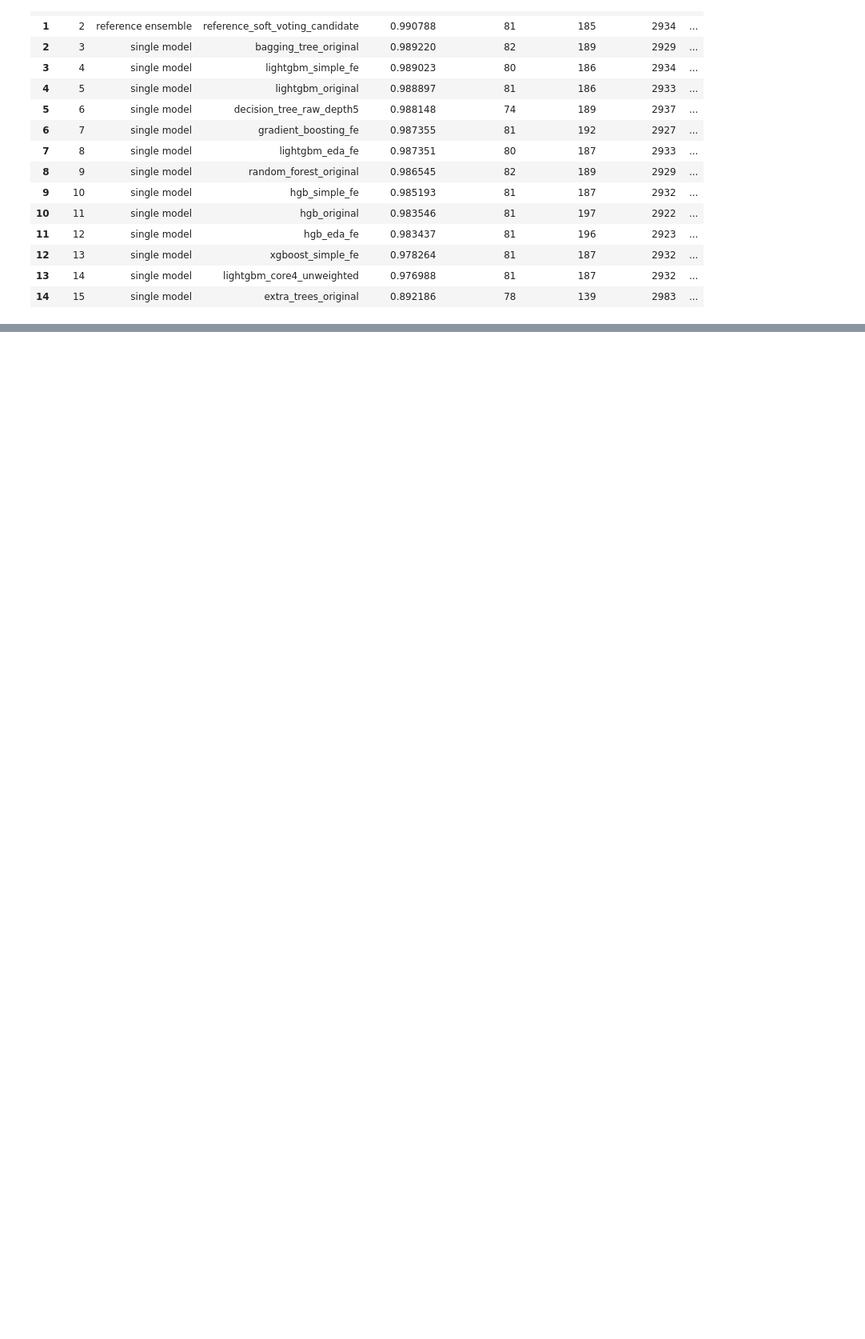
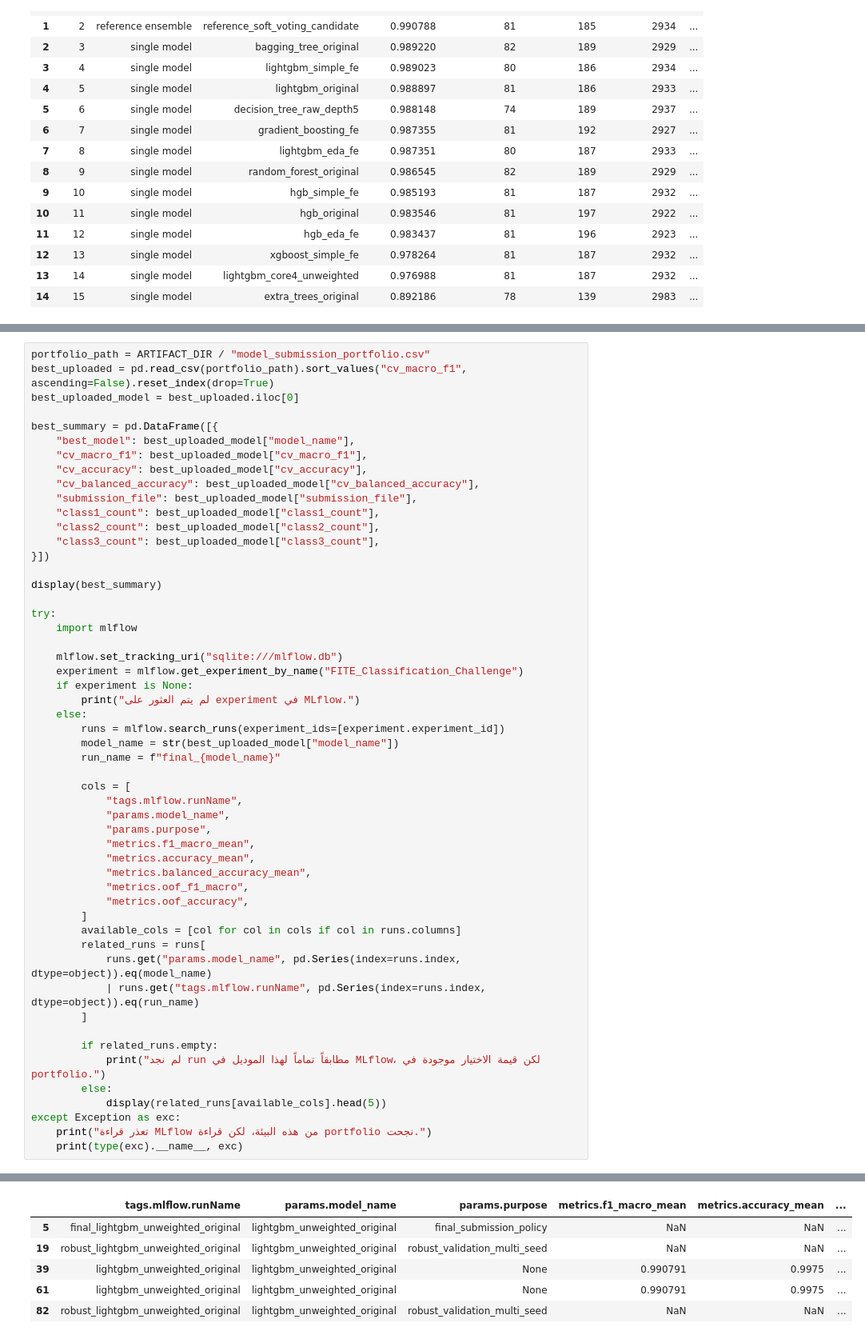
Before and after one commit to AhmadMurad10/FITE-Classification-Challenge, a Jupyter notebook: classification_pipeline.ipynb, the cells around one changed output, grey strips where cells are left out. Shown at 80% size. Saved outputs shown, nothing was run; the diff lists cells and outputs as text; blank space fills up the shorter version.

Commit message:
Add best submission candidate audit cell

```diff
--- a/classification_pipeline.ipynb
+++ b/classification_pipeline.ipynb
@@ -3262,0 +3271,54 @@ display(
+# %%
+portfolio_path = ARTIFACT_DIR / "model_submission_portfolio.csv"
+best_uploaded = pd.read_csv(portfolio_path).sort_values("cv_macro_f1", ascending=False).reset_index(drop=True)
+best_uploaded_model = best_uploaded.iloc[0]
+
+best_summary = pd.DataFrame([{
+    "best_model": best_uploaded_model["model_name"],
+    "cv_macro_f1": best_uploaded_model["cv_macro_f1"],
+    "cv_accuracy": best_uploaded_model["cv_accuracy"],
+    "cv_balanced_accuracy": best_uploaded_model["cv_balanced_accuracy"],
+    "submission_file": best_uploaded_model["submission_file"],
+    "class1_count": best_uploaded_model["class1_count"],
+    "class2_count": best_uploaded_model["class2_count"],
+    "class3_count": best_uploaded_model["class3_count"],
+}])
+
+display(best_summary)
+
+try:
+    import mlflow
+
+    mlflow.set_tracking_uri("sqlite:///mlflow.db")
+    experiment = mlflow.get_experiment_by_name("FITE_Classification_Challenge")
+    if experiment is None:
+        print("لم يتم العثور على experiment في MLflow.")
+    else:
+        runs = mlflow.search_runs(experiment_ids=[experiment.experiment_id])
+        model_name = str(best_uploaded_model["model_name"])
+        run_name = f"final_{model_name}"
+
+        cols = [
+            "tags.mlflow.runName",
+            "params.model_name",
+            "params.purpose",
+            "metrics.f1_macro_mean",
+            "metrics.accuracy_mean",
+            "metrics.balanced_accuracy_mean",
+            "metrics.oof_f1_macro",
+            "metrics.oof_accuracy",
+        ]
+        available_cols = [col for col in cols if col in runs.columns]
+        related_runs = runs[
+            runs.get("params.model_name", pd.Series(index=runs.index, dtype=object)).eq(model_name)
+            | runs.get("tags.mlflow.runName", pd.Series(index=runs.index, dtype=object)).eq(run_name)
+        ]
+
+        if related_runs.empty:
+            print("لم نجد run مطابقاً تماماً لهذا الموديل في MLflow، لكن قيمة الاختيار موجودة في portfolio.")
+        else:
+            display(related_runs[available_cols].head(5))
+except Exception as exc:
+    print("تعذر قراءة MLflow من هذه البيئة، لكن قراءة portfolio نجحت.")
+    print(type(exc).__name__, exc)
+# %% [output]
@@ -3263,3 +3327,9 @@ display(
+|  | tags.mlflow.runName | params.model_name | params.purpose | metrics.f1_macro_mean | metrics.accuracy_mean | ... |
+| 5 | final_lightgbm_unweighted_original | lightgbm_unweighted_original | final_submission_policy | NaN | NaN | ... |
+| 19 | robust_lightgbm_unweighted_original | lightgbm_unweighted_original | robust_validation_multi_seed | NaN | NaN | ... |
+| 39 | lightgbm_unweighted_original | lightgbm_unweighted_original | None | 0.990791 | 0.9975 | ... |
+| 61 | lightgbm_unweighted_original | lightgbm_unweighted_original | None | 0.990791 | 0.9975 | ... |
+| 82 | robust_lightgbm_unweighted_original | lightgbm_unweighted_original | robust_validation_multi_seed | NaN | NaN | ... |
 # %% [markdown]
 <div dir="rtl" style="font-family: Tahoma, Arial, sans-serif; direction:rtl; text-align:right; line-height:1.9; font-size:16px;">
 
```
Also changed, not shown: parts of 2 cells of this notebook.
